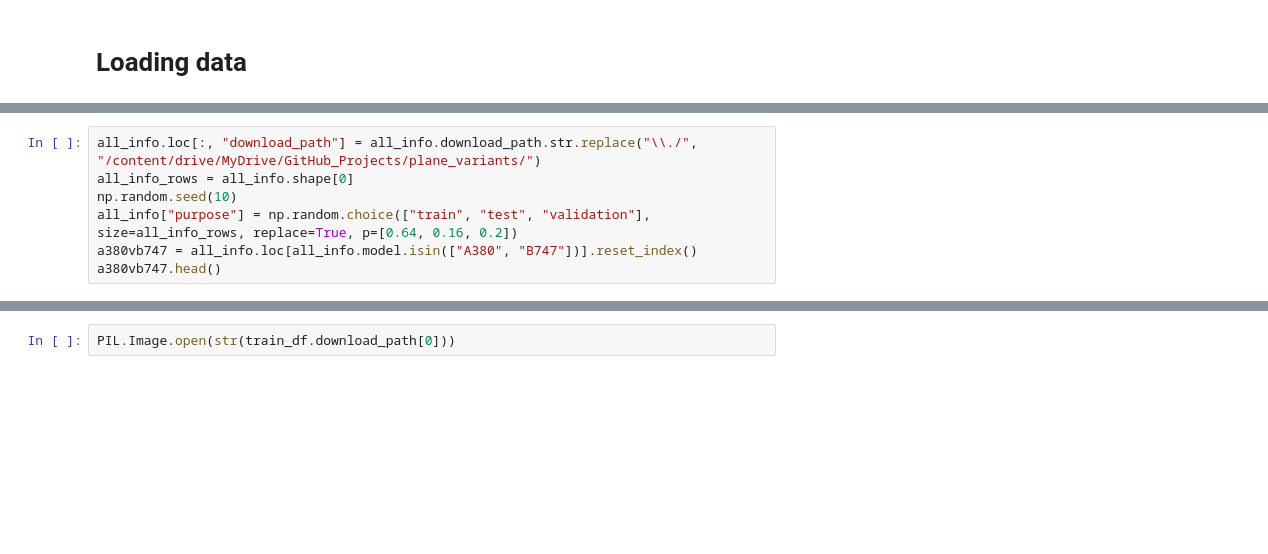
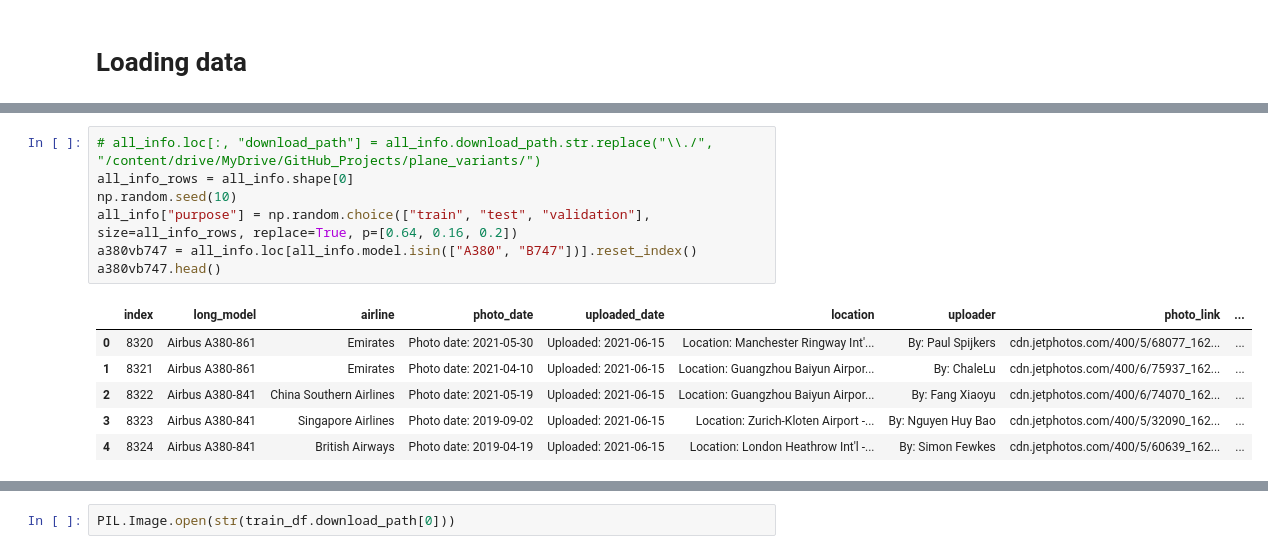
Before and after one commit to kevinwang09/plane_variants, a Jupyter notebook: stage1_dataframe.ipynb, the cells around one changed output, grey strips where cells are left out. Saved outputs shown, nothing was run; the diff lists cells and outputs as text; blank space fills up the shorter version.

Commit message:
add A380vB747 model on server

```diff
--- a/stage1_dataframe.ipynb
+++ b/stage1_dataframe.ipynb
@@ -26,10 +42,17 @@ NameError: ignored
 # %%
-all_info.loc[:, "download_path"] = all_info.download_path.str.replace("\\./", "/content/drive/MyDrive/GitHub_Projects/plane_variants/")
+# all_info.loc[:, "download_path"] = all_info.download_path.str.replace("\\./", "/content/drive/MyDrive/GitHub_Projects/plane_variants/")
 all_info_rows = all_info.shape[0]
 np.random.seed(10)
 all_info["purpose"] = np.random.choice(["train", "test", "validation"], size=all_info_rows, replace=True, p=[0.64, 0.16, 0.2])
 a380vb747 = all_info.loc[all_info.model.isin(["A380", "B747"])].reset_index()
 a380vb747.head()
+# %% [output]
+|  | index | long_model | airline | photo_date | uploaded_date | location | uploader | photo_link | ... |
+| 0 | 8320 | Airbus A380-861 | Emirates | Photo date: 2021-05-30 | Uploaded: 2021-06-15 | Location: Manchester Ringway Int'... | By: Paul Spijkers | cdn.jetphotos.com/400/5/68077_162... | ... |
+| 1 | 8321 | Airbus A380-861 | Emirates | Photo date: 2021-04-10 | Uploaded: 2021-06-15 | Location: Guangzhou Baiyun Airpor... | By: ChaleLu | cdn.jetphotos.com/400/6/75937_162... | ... |
+| 2 | 8322 | Airbus A380-841 | China Southern Airlines | Photo date: 2021-05-19 | Uploaded: 2021-06-15 | Location: Guangzhou Baiyun Airpor... | By: Fang Xiaoyu | cdn.jetphotos.com/400/6/74070_162... | ... |
+| 3 | 8323 | Airbus A380-841 | Singapore Airlines | Photo date: 2019-09-02 | Uploaded: 2021-06-15 | Location: Zurich-Kloten Airport -... | By: Nguyen Huy Bao | cdn.jetphotos.com/400/5/32090_162... | ... |
+| 4 | 8324 | Airbus A380-841 | British Airways | Photo date: 2019-04-19 | Uploaded: 2021-06-15 | Location: London Heathrow Int'l -... | By: Simon Fewkes | cdn.jetphotos.com/400/5/60639_162... | ... |
 # %%
 train_df = a380vb747.loc[a380vb747.purpose == "train"]
 test_df = a380vb747.loc[a380vb747.purpose == "test"]
```
Also changed, not shown: parts of 19 cells of this notebook, 7 other files.
